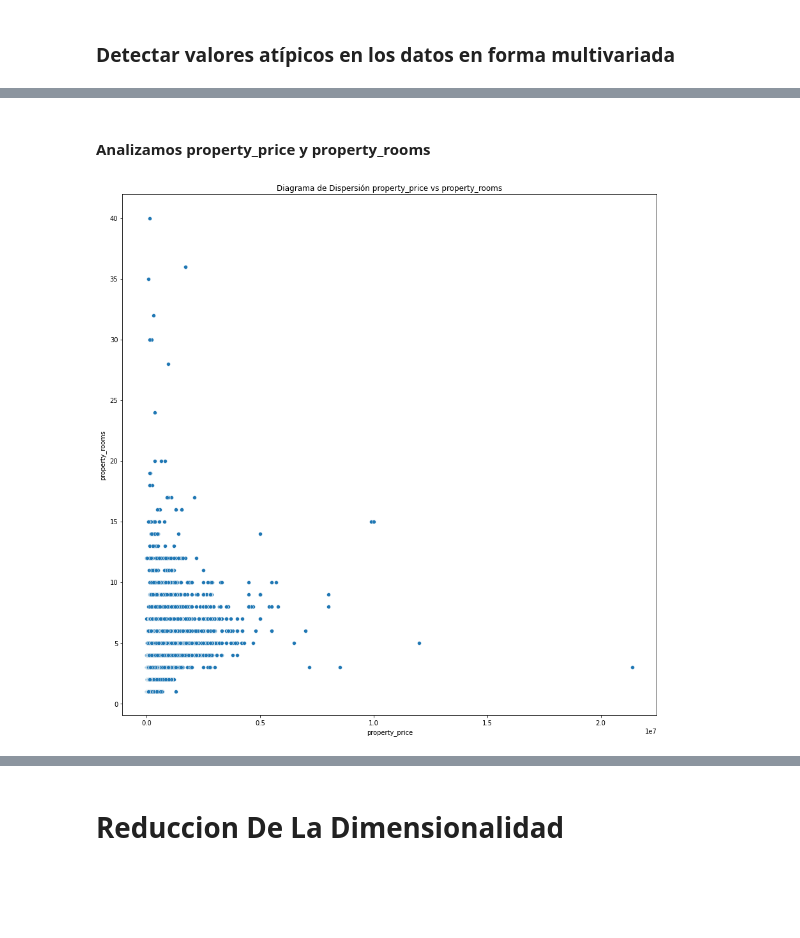
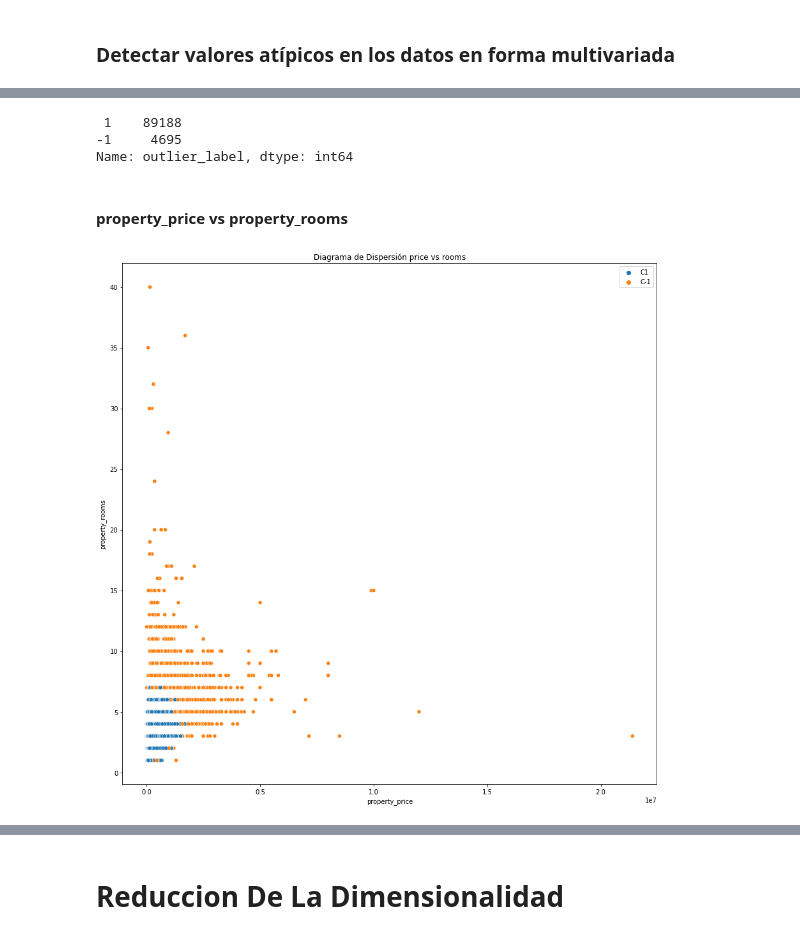
Before and after one commit to Fanusaez/7506R-2C2022-GRUPO13, a Jupyter notebook: 7506R_TP1_GRUPO13_ENTREGA.ipynb, the cells around one changed output, grey strips where cells are left out. Drawn from its saved outputs; the diff is of its cells as text; code cells hidden in the pictures; blank space fills up the shorter version.

Commit message:
Isolation forest datos atipicos

```diff
--- a/7506R_TP1_GRUPO13_ENTREGA.ipynb
+++ b/7506R_TP1_GRUPO13_ENTREGA.ipynb
@@ -639,0 +642,17 @@ sns.boxplot(y=ds_atipicos.property_price)
+# %%
+from sklearn.ensemble import IsolationForest
+#Creo el modelo
+iforest = IsolationForest(n_estimators=100, max_samples='auto',
+                          contamination=0.05, max_features=5,
+                          bootstrap=False, n_jobs=-1, random_state=1)
+# %%
+ds_forest = ds_atipicos.drop(columns = ["z_rooms","zm_rooms","z_bedrooms","zm_bedrooms","z_surface_total","z_surface_covered","z_price","zm_price"])
+#Entreno y genero la predicción
+pred= iforest.fit_predict(ds_forest)
+# %%
+#Almaceno scores y etiquetas
+ds_forest['scores']=iforest.decision_function(ds_forest)
+ds_forest['outlier_label']=pred
+
+#Observaciones anómalas
+ds_forest[ds_forest.outlier_label==-1]
@@ -640,9 +673,19 @@ sns.boxplot(y=ds_atipicos.property_price)
+# %%
+#Cantidad de obs. anómalas
+ds_forest.outlier_label.value_counts()
+# %% [output]
+ 1    89188
+-1     4695
+Name: outlier_label, dtype: int64
 # %% [markdown]
-#### Analizamos property_price y property_rooms
+#### property_price vs property_rooms
 # %%
+#Grafico dispersograma
+color=[f"C{n}" for n in (ds_forest['outlier_label'].values)]
+
 plt.figure(figsize=(15,15))
-sns.scatterplot(ds_atipicos['property_price'],ds_atipicos['property_rooms'])
-plt.title('Diagrama de Dispersión property_price vs property_rooms')
+sns.scatterplot(ds_forest['property_price'],ds_forest['property_rooms'],hue=color)
+plt.title('Diagrama de Dispersión price vs rooms')
 plt.show()
 # %% [output]
-[figure, old version]
+[figure, new version]
```
Also changed, not shown: parts of 18 cells of this notebook.
